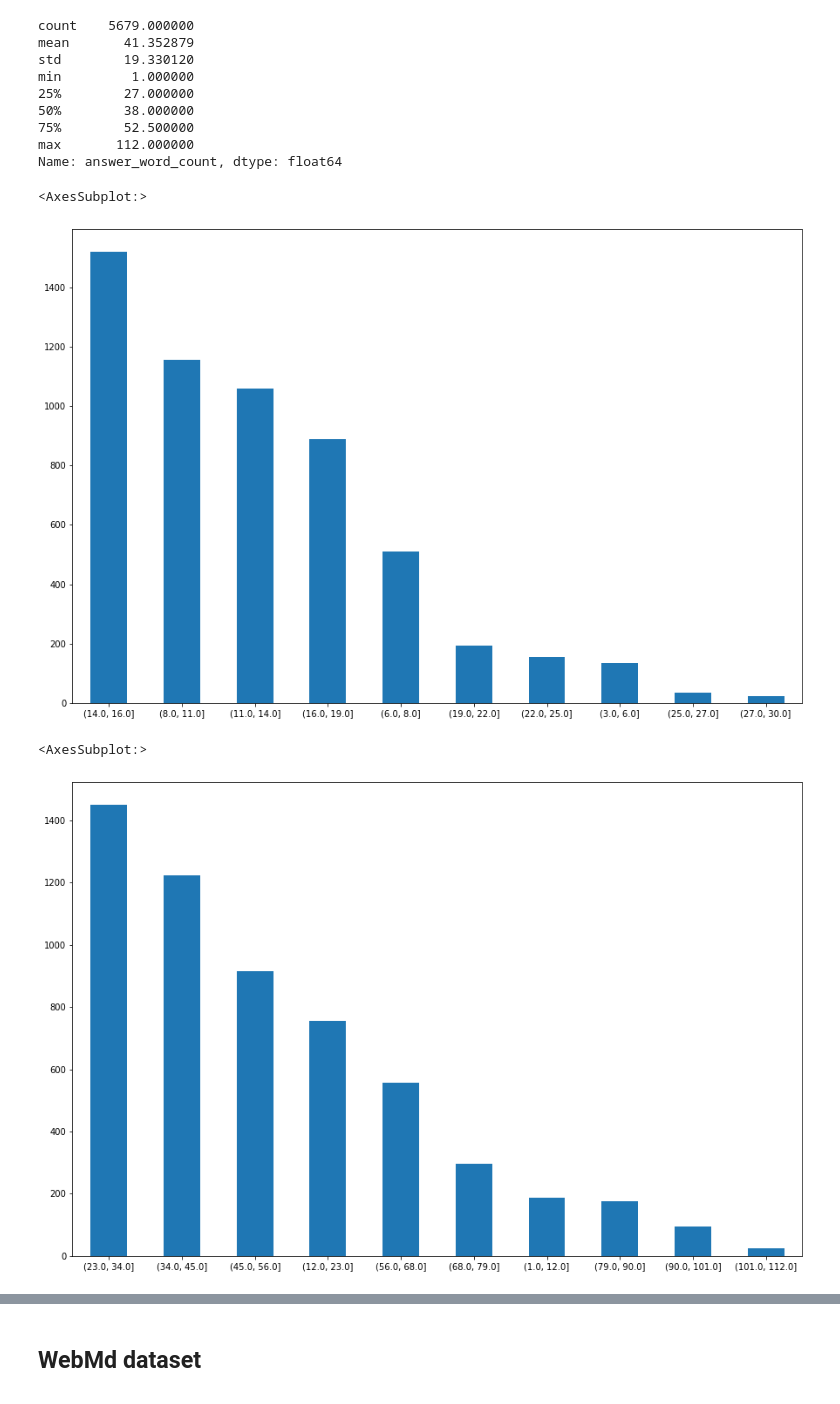
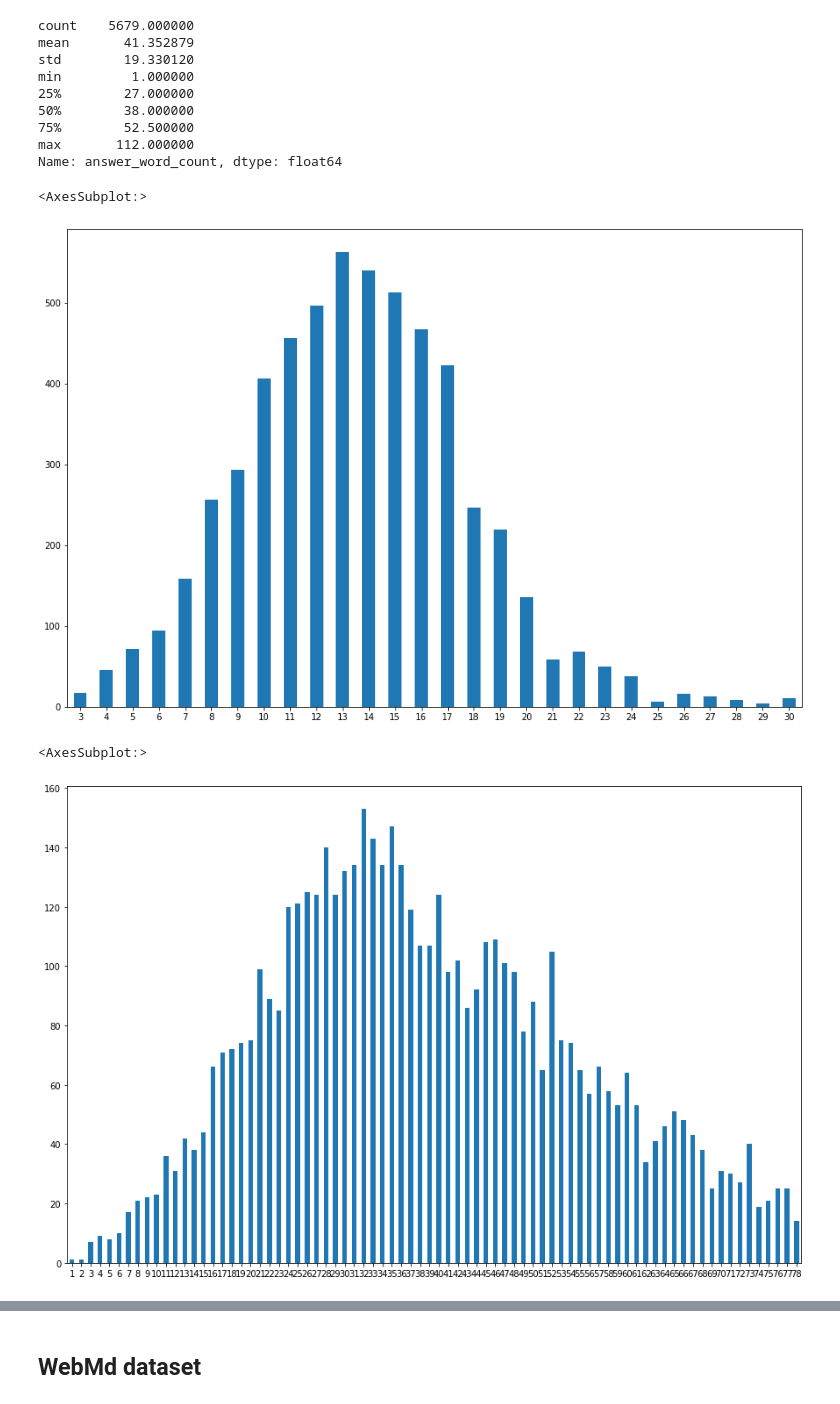
Before and after one commit to simonvaros/MedicalChatbot, a Jupyter notebook: data_analysis_and_processing/notebooks/MedicalChatbotData.ipynb, the cells around one changed output, grey strips where cells are left out. Drawn from its saved outputs; the diff is of its cells as text; code cells hidden in the pictures.

```diff
--- a/data_analysis_and_processing/notebooks/MedicalChatbotData.ipynb
+++ b/data_analysis_and_processing/notebooks/MedicalChatbotData.ipynb
@@ -314,7 +314,7 @@ See the caveats in the documentation: https://pandas.pydata.org/pandas-docs/stab
 # %% [markdown]
 ## QuestionDoctor dataset
 # %%
-qd_dataset_path = './questionDoctor/questionDoctorQAs.json'
+qd_dataset_path = '../../data/questionDoctorQAs.json'
 qd_data = pd.read_json(qd_dataset_path, orient='records')
 display(qd_data.info())
 display(qd_data.head())
@@ -363,15 +363,18 @@ min         1.000000
 75%        52.500000
 max       112.000000
 Name: answer_word_count, dtype: float64
+# %%
+answer_quantile = qd_data['answer_word_count'].quantile(0.95)
+qd_data = qd_data[qd_data['answer_word_count'] < answer_quantile]
 # %%
 qd_data['question_word_count_group'] = pd.cut(qd_data['question_word_count'], bins=10, precision=0)
-pd.value_counts(qd_data['question_word_count_group']).plot(kind="bar", figsize=(15,10), rot=0)
+pd.value_counts(qd_data['question_word_count']).sort_index().plot(kind="bar", figsize=(15,10), rot=0)
 # %% [output]
 <AxesSubplot:>
-[figure, old version]
+[figure, new version]
 # %%
 qd_data['answer_word_count_group'] = pd.cut(qd_data['answer_word_count'], bins=10, precision=0)
-pd.value_counts(qd_data['answer_word_count_group']).plot(kind="bar", figsize=(15,10), rot=0)
+pd.value_counts(qd_data['answer_word_count']).sort_index().plot(kind="bar", figsize=(15,10), rot=0)
 # %% [output]
 <AxesSubplot:>
-[figure, old version]
+[figure, new version]
```
Also changed, not shown: parts of 3 cells of this notebook, 10 other files.
